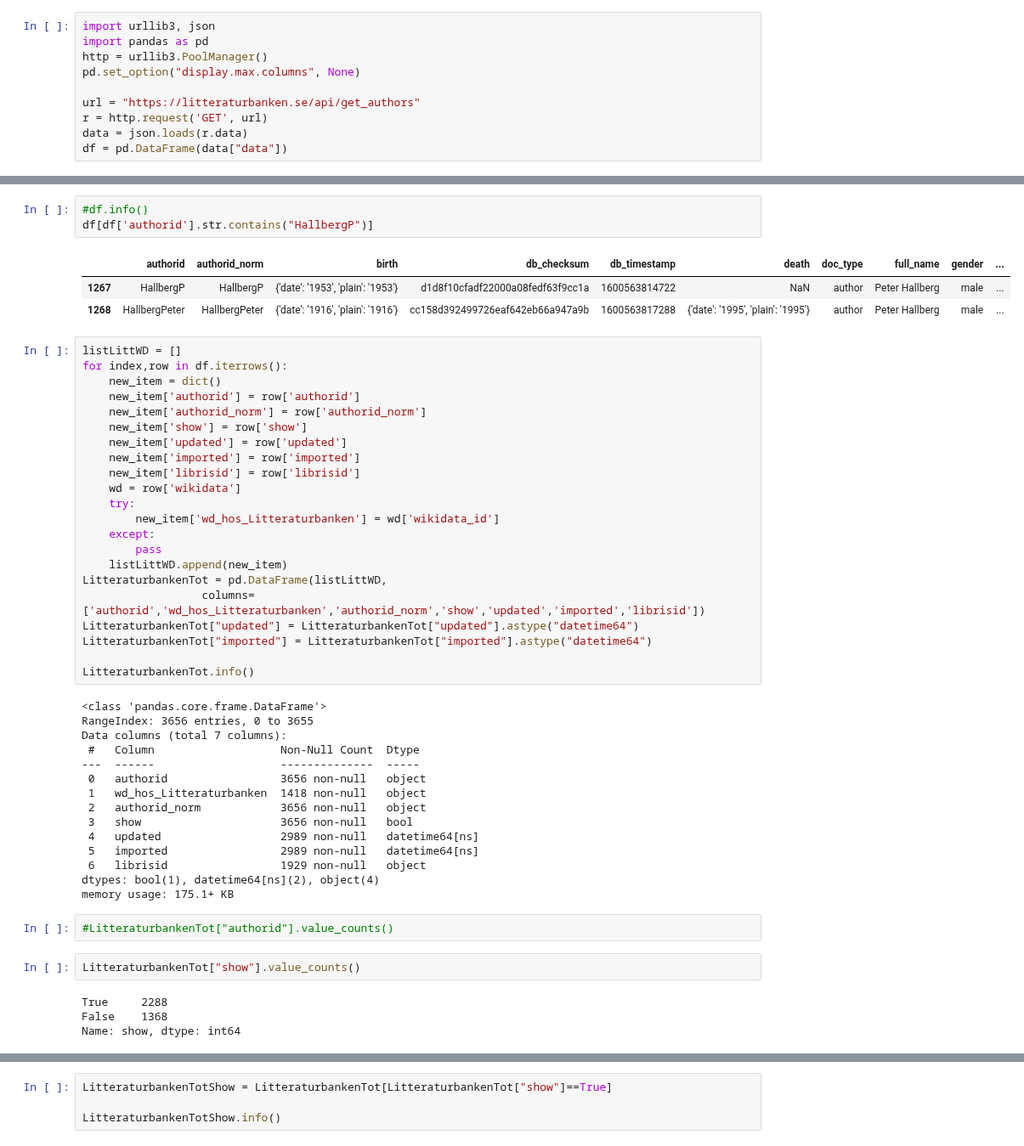
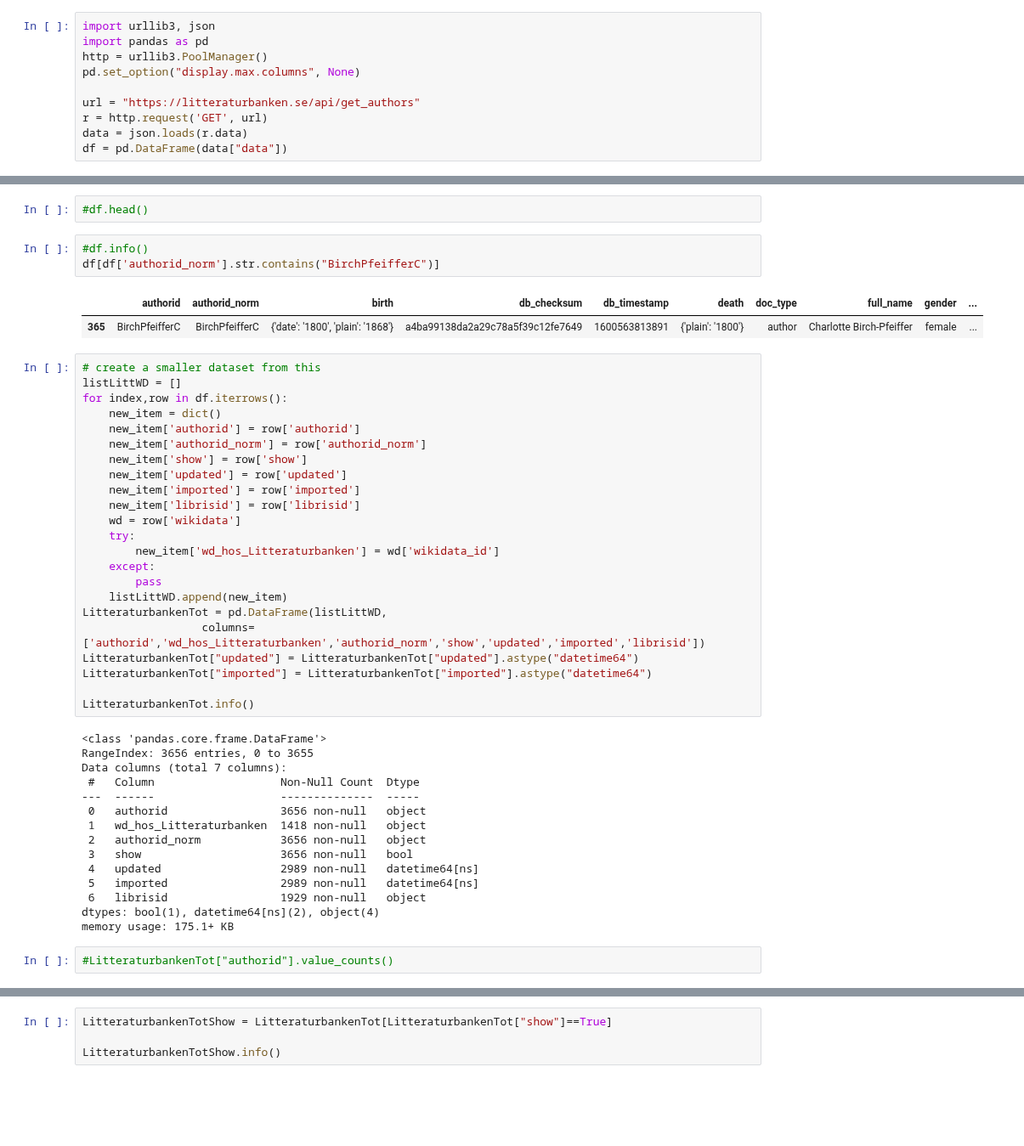
Before and after one commit to salgo60/open-data-examples, a Jupyter notebook: Litteraturbanken Author.ipynb, the cells around one changed output, grey strips where cells are left out. Shown at 85% size. Cells and saved outputs as stored; diff of their text form; blank space fills up the shorter version.

```diff
--- a/Litteraturbanken Author.ipynb
+++ b/Litteraturbanken Author.ipynb
@@ -78,11 +74,13 @@ df.head()
+# %%
+#df.head()
 # %%
 #df.info()
-df[df['authorid'].str.contains("HallbergP")]
+df[df['authorid_norm'].str.contains("BirchPfeifferC")]
 # %% [output]
 |  | authorid | authorid_norm | birth | db_checksum | db_timestamp | death | doc_type | full_name | gender | ... |
-| 1267 | HallbergP | HallbergP | {'date': '1953', 'plain': '1953'} | d1d8f10cfadf22000a08fedf63f9cc1a | 1600563814722 | NaN | author | Peter Hallberg | male | ... |
-| 1268 | HallbergPeter | HallbergPeter | {'date': '1916', 'plain': '1916'} | cc158d392499726eaf642eb66a947a9b | 1600563817288 | {'date': '1995', 'plain': '1995'} | author | Peter Hallberg | male | ... |
+| 365 | BirchPfeifferC | BirchPfeifferC | {'date': '1800', 'plain': '1868'} | a4ba99138da2a29c78a5f39c12fe7649 | 1600563813891 | {'plain': '1800'} | author | Charlotte Birch-Pfeiffer | female | ... |
 # %%
+# create a smaller dataset from this
 listLittWD = []
 for index,row in df.iterrows():
     new_item = dict()
@@ -121,9 +119,3 @@ dtypes: bool(1), datetime64[ns](2), object(4)
 memory usage: 175.1+ KB
 # %%
 #LitteraturbankenTot["authorid"].value_counts()
-# %%
-LitteraturbankenTot["show"].value_counts()
-# %% [output]
-True     2288
-False    1368
-Name: show, dtype: int64
```
Also changed, not shown: parts of 44 cells of this notebook, 6 other files.
